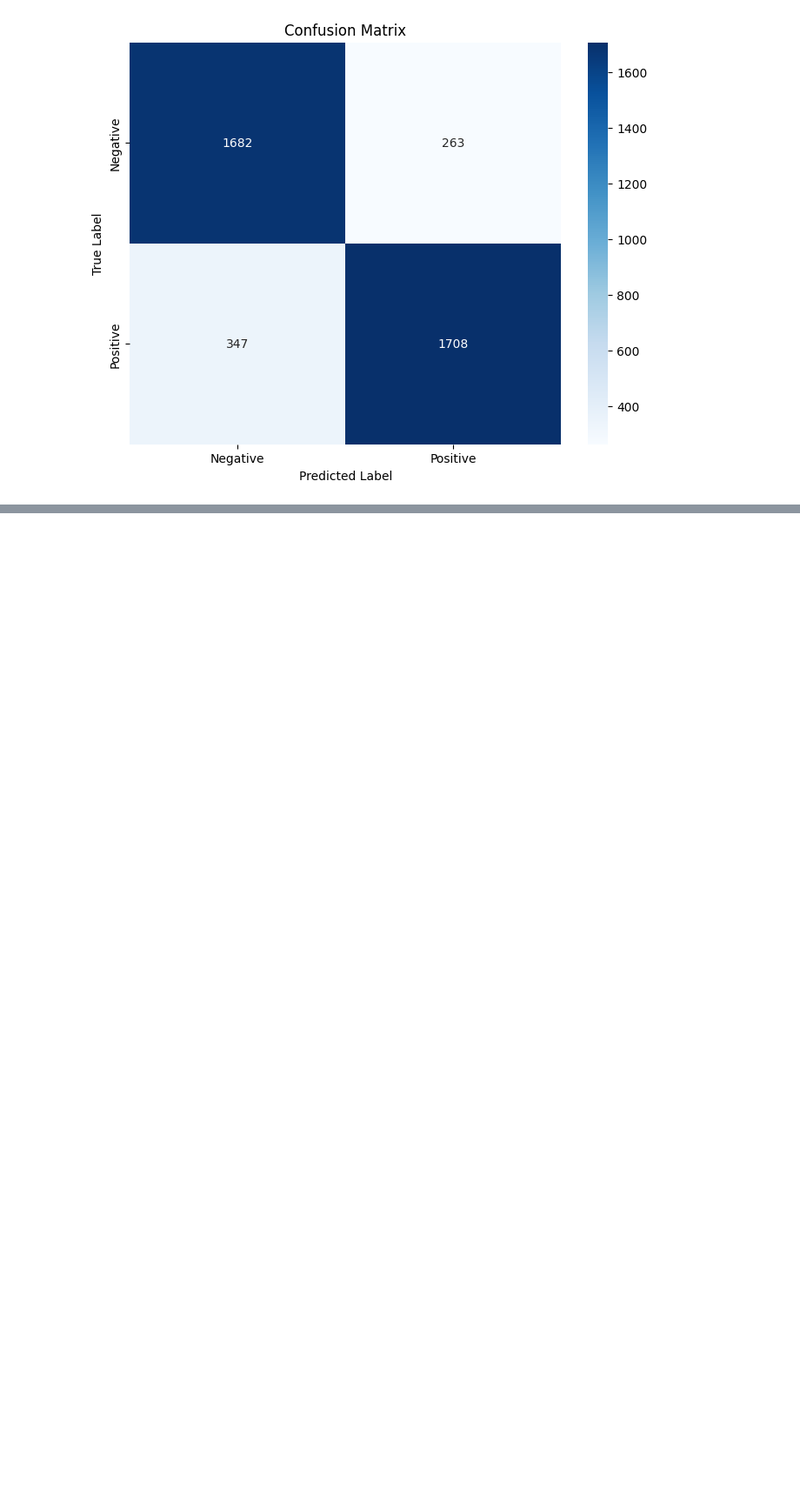
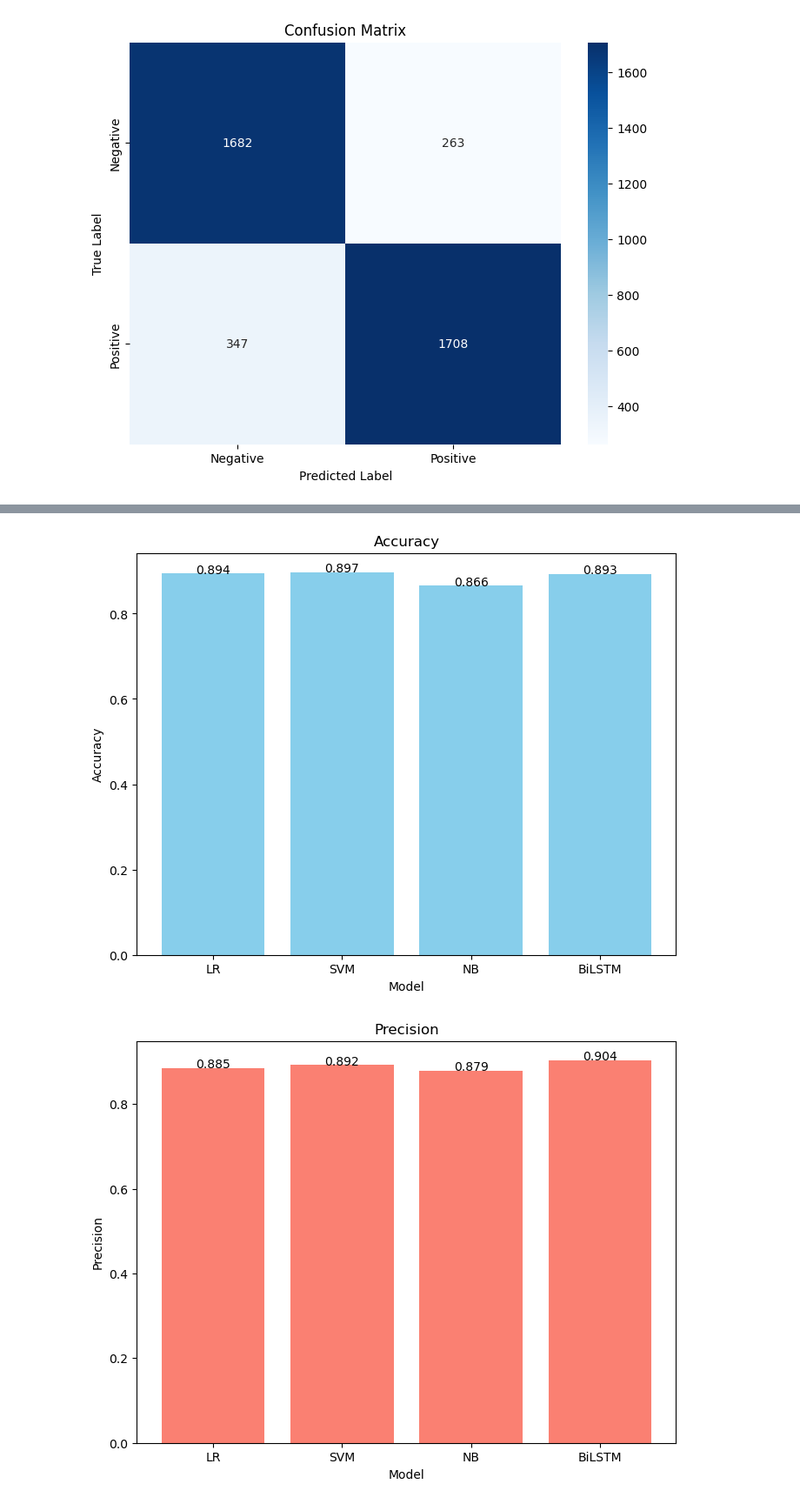
Before and after one commit to rizkyyusfian/SentimentAnalysis-50kIMDBMovieReviews, a Jupyter notebook: movie.ipynb, the cells around one changed output, grey strips where cells are left out. Shown at 87% size. Drawn from its saved outputs; the diff is of its cells as text; code cells hidden in the pictures; blank space fills up the shorter version.

```diff
--- a/movie.ipynb
+++ b/movie.ipynb
@@ -900,11 +905,13 @@ class BiLSTM(nn.Module):
         super(BiLSTM, self).__init__()
         self.lstm = nn.LSTM(embedding_dim, hidden_dim, num_layers=num_layers, batch_first=True, bidirectional=True)
         self.fc = nn.Linear(hidden_dim * 2, output_dim)
+        self.dropout = nn.Dropout(0.5) # Dropout layer
 
     def forward(self, x):
         # Computing the packed sequence of embeddings
         packed_output, (hidden, cell) = self.lstm(x)
         # Concatenate the final forward and backward hidden state
         hidden = torch.cat((hidden[-2,:,:], hidden[-1,:,:]), dim=1)
-        out = self.fc(hidden)
+        dropped = self.dropout(hidden)
+        out = self.fc(dropped)
         return torch.sigmoid(out)
@@ -1493,0 +1429,44 @@ weighted avg       0.85      0.85      0.85      4000
+# %%
+# plot all accuracy, precision, recall, f1 in bar
+
+# Accuracy
+plt.figure(figsize=(8, 6))
+plt.bar(['LR', 'SVM', 'NB', 'BiLSTM'], [logreg_lemma_accuracy, svm_lemma_accuracy, nb_lemma_accuracy, bilstm_accuracy], color='skyblue')
+for i in range(4):
+    plt.text(i, round([logreg_lemma_accuracy, svm_lemma_accuracy, nb_lemma_accuracy, bilstm_accuracy][i], 3), round([logreg_lemma_accuracy, svm_lemma_accuracy, nb_lemma_accuracy, bilstm_accuracy][i], 3), ha = 'center')
+plt.title('Accuracy')
+plt.xlabel('Model')
+plt.ylabel('Accuracy')
+
+# Precision
+plt.figure(figsize=(8, 6))
+plt.bar(['LR', 'SVM', 'NB', 'BiLSTM'], [logreg_lemma_precision, svm_lemma_precision, nb_lemma_precision, bilstm_precision], color='salmon')
+for i in range(4):
+    plt.text(i, round([logreg_lemma_precision, svm_lemma_precision, nb_lemma_precision, bilstm_precision][i], 3), round([logreg_lemma_precision, svm_lemma_precision, nb_lemma_precision, bilstm_precision][i], 3), ha = 'center')
+plt.title('Precision')
+plt.xlabel('Model')
+plt.ylabel('Precision')
+
+# Recall
+plt.figure(figsize=(8, 6))
+plt.bar(['LR', 'SVM', 'NB', 'BiLSTM'], [logreg_lemma_recall, svm_lemma_recall, nb_lemma_recall, bilstm_recall], color='lightgreen')
+for i in range(4):
+    plt.text(i, round([logreg_lemma_recall, svm_lemma_recall, nb_lemma_recall, bilstm_recall][i], 3), round([logreg_lemma_recall, svm_lemma_recall, nb_lemma_recall, bilstm_recall][i], 3), ha = 'center')
+plt.title('Recall')
+plt.xlabel('Model')
+plt.ylabel('Recall')
+
+# F1 Score
+plt.figure(figsize=(8, 6))
+plt.bar(['LR', 'SVM', 'NB', 'BiLSTM'], [logreg_lemma_f1, svm_lemma_f1, nb_lemma_f1, bilstm_f1], color='orange')
+for i in range(4):
+    plt.text(i, round([logreg_lemma_f1, svm_lemma_f1, nb_lemma_f1, bilstm_f1][i], 3), round([logreg_lemma_f1, svm_lemma_f1, nb_lemma_f1, bilstm_f1][i], 3), ha = 'center')
+plt.title('F1 Score')
+plt.xlabel('Model')
+plt.ylabel('F1 Score')
+
+# plt.tight_layout()
+plt.show()
+# %% [output]
+[figure, added]
+[figure, added]
```
Also changed, not shown: parts of 28 cells of this notebook, 4 other files.
